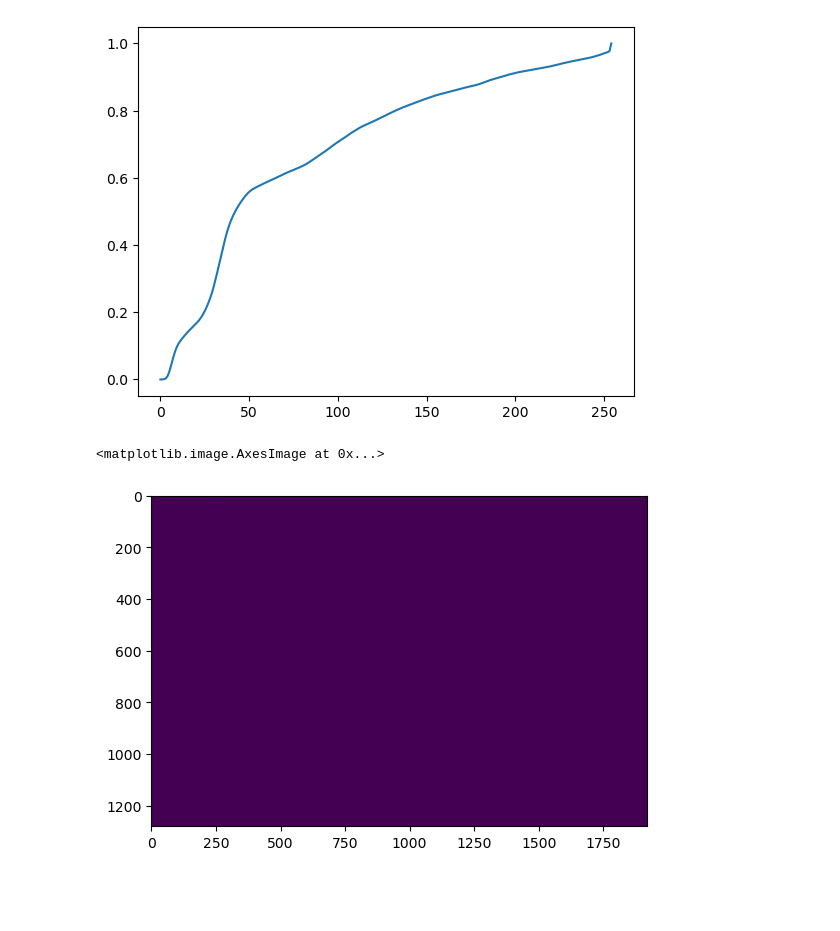
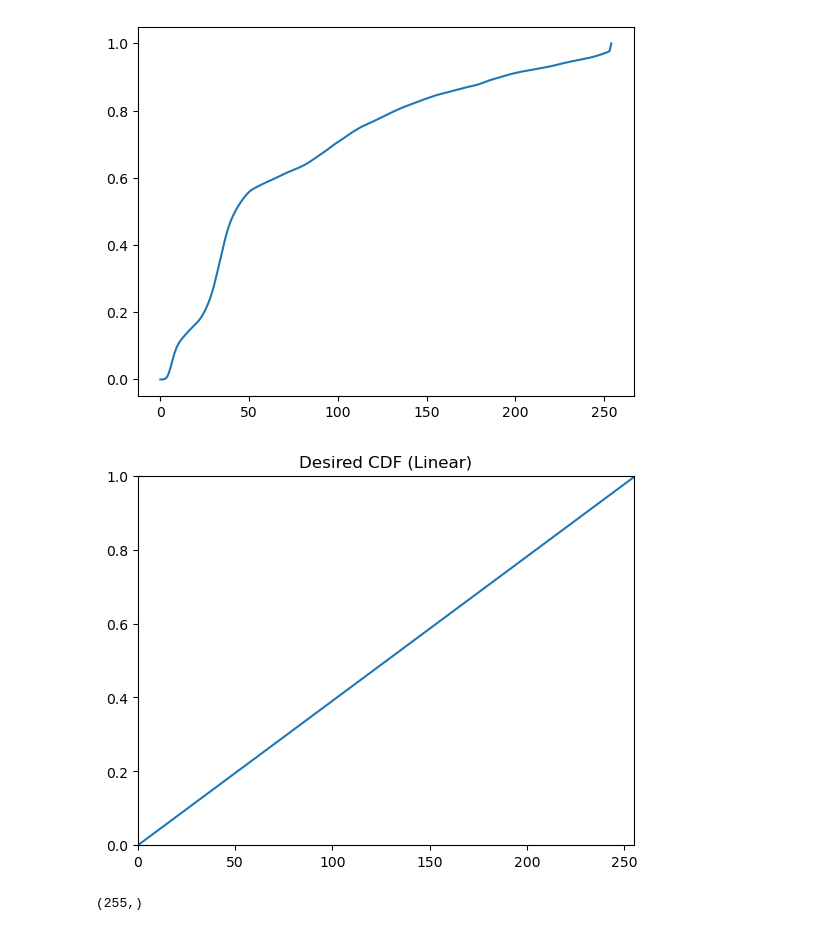
Before and after one commit to genvert/AP_157_FX-2_Vertudez, a Jupyter notebook: Activity 1/Activity 1.ipynb, the cells around one changed output. Saved outputs shown, nothing was run; the diff lists cells and outputs as text; code cells hidden in the pictures; blank space fills up the shorter version.

```diff
--- a/Activity 1/Activity 1.ipynb
+++ b/Activity 1/Activity 1.ipynb
@@ -362,25 +363,35 @@ plt.show()
 # %%
 # desired CDF
 
-x = np.linspace(0,255,256)
-desired_CDF = (x/255)
+x = np.linspace(0,256,256)
+y = np.linspace(0,1,256)
 
-plt.plot(desired_CDF)
-
-newGS = np.interp(np.cumsum(dark_img_gray[:]+1),desired_CDF,x)
-
-dark_img_gray_new = np.reshape(newGS,dark_img_gray.shape)
-
-plt.imshow(dark_img_gray_new.astype('uint8'))
-
-# PDF_normal_arr = np.random.normal(127.5,37,dark_img_gray_arr.size)
-
-# PDF_normal = plt.hist(PDF_normal_arr, bins=x, density=True)
-# plt.show()
-
-# CDF_desired = np.cumsum(PDF_normal[0])
-# CDF_desired_arr = np.reshape(CDF_desired, (-1,1))
-# CDF_normal = plt.plot(CDF_desired_arr)
+plt.title("Desired CDF (Linear)")
+plt.xlim(0,255)
+plt.ylim(0,1)
+plt.plot(x, y)
+plt.show()
 # %% [output]
-<matplotlib.image.AxesImage at 0x...>
-[figure, old version]
+[figure, new version]
+# %%
+# Convert the data type to int
+newgray = dark_img_gray.astype(int)
+
+# Assign variables for the old and new x values for the look-up routine
+oldx = x               # old intensity values [0:255]
+newx = cumsum_arr*255         # new intensity values with scaling factor
+
+# Flatten out the 2D graydf array into 1D then store in a variable
+flat = newgray.ravel()
+
+# Search for indices where the values from the flattened array may be inserted into the old x values array while maintaining order
+# These indices will serve as the look-up guide for interpolating
+idx = np.searchsorted(oldx, flat)
+
+# Replace the old intensity values by the new x values using the new indexing algorithm
+# flat[:] = newx[idx]
+
+
+dark_img_gray_PDF[0].shape
+# %% [output]
+(255,)
```
Also changed, not shown: parts of 1 cell of this notebook, 2 other files.
